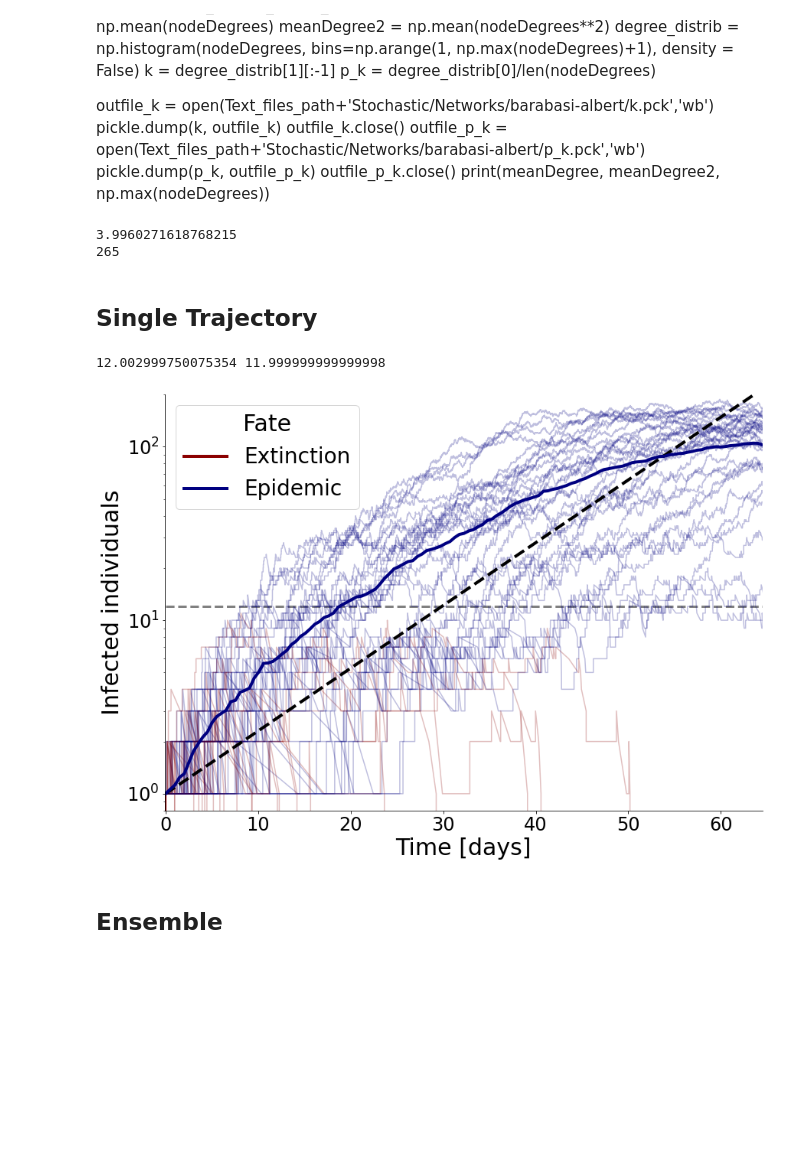
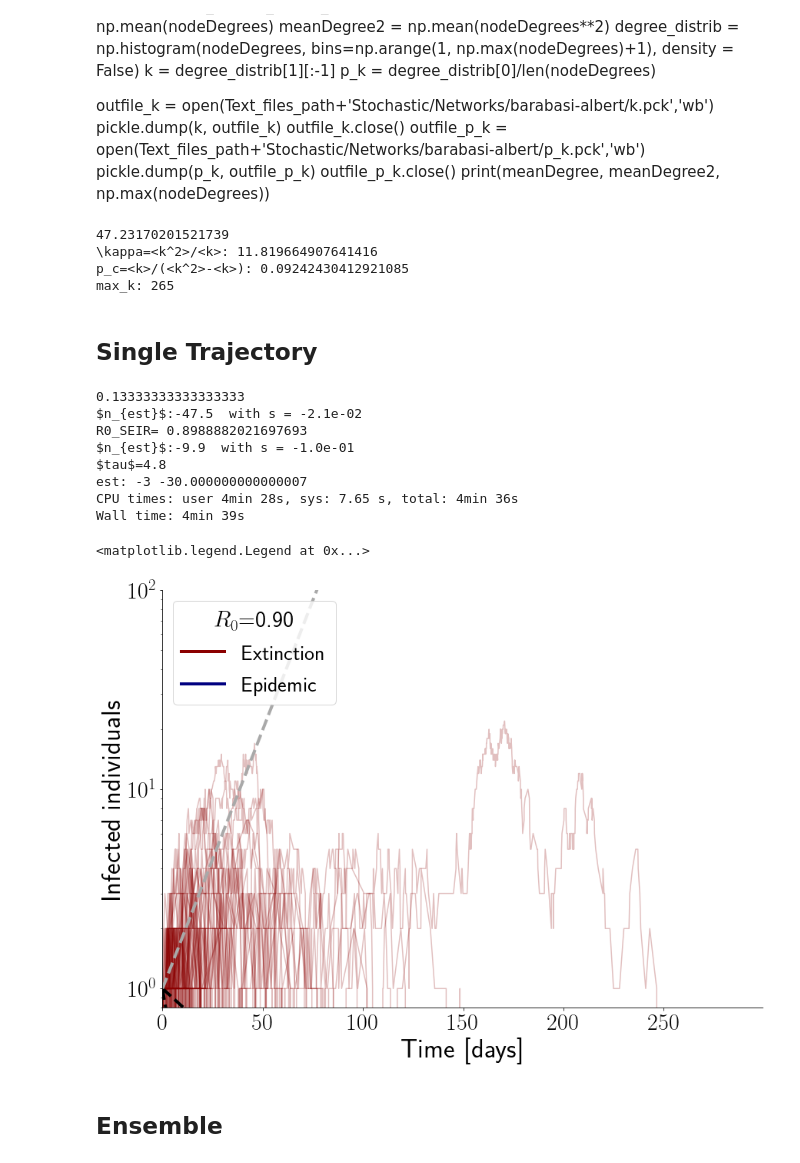
Before and after one commit to betoto008/epidemics_testing, a Jupyter notebook: notebooks/1_Stochastic_Network.ipynb, the cells around one changed output. Cells and saved outputs as stored; diff of their text form; code cells hidden in the pictures; blank space fills up the shorter version.

```diff
--- a/notebooks/1_Stochastic_Network.ipynb
+++ b/notebooks/1_Stochastic_Network.ipynb
@@ -6,6 +6,7 @@ sys.path.append('../library/')
 from models import *
 from Epi_models import*
 from functions import *
+plt.rcParams['text.usetex'] = True
 import networkx as nx
 import matplotlib.animation as animation
 import seaborn as sns
@@ -15,14 +16,14 @@ import warnings
 warnings.filterwarnings('ignore')
 import matplotlib.ticker as ticker
 Text_files_path = '../Text_files/Testing_Networks/'
-
+import math
 %autosave 60
 # %% [output]
 Autosaving every 60 seconds
 # %% [markdown]
 # Stochastic simulations on Networks
 # %%
-N = 2000
+N = 5000
 graphs_names = np.array(['barabasi-albert','watts-strogatz'])
 G1 = nx.barabasi_albert_graph(N, 2)
 G2 = nx.watts_strogatz_graph(N, 4, 1)
@@ -56,62 +57,90 @@ infile_p_k.close()
 
 meanDegree = np.sum(k*p_k)
 meanDegree2 = np.sum(k**2*p_k)
-print(meanDegree)
-print(np.max(k))
+T_c = meanDegree/(meanDegree2-meanDegree)
+print(meanDegree2)
+print('\kappa=<k^2>/<k>:',meanDegree2/meanDegree)
+print('p_c=<k>/(<k^2>-<k>):',meanDegree/(meanDegree2-meanDegree))
+print('max_k:',np.max(k))
 # %% [output]
-3.9960271618768215
-265
+47.23170201521739
+\kappa=<k^2>/<k>: 11.819664907641416
+p_c=<k>/(<k^2>-<k>): 0.09242430412921085
+max_k: 265
 # %% [markdown]
 ## Single Trajectory
 # %%
+%%time
 intervals = 100
-p=1.0
+p=0
 gamma = 1/6
-sigma = 1000
-R0 = 1.5 #use 1.5 and 4.0
+sigma = 1/4 # use 1000 for SIR and 1/4 for SEIR
+R0 = 0.8 #use 1.2 and 4.0
 beta = R0*gamma
-T_total = 65 #use 65 and 12
+print(beta)
+T_total = 300 #use 215 and 25
 intervals = T_total*2
-repetitions = 100
-lambda1 = ((-sigma-gamma)/(2)) + (1/2)*np.sqrt((sigma-gamma)**2 + 4*sigma*beta)
-est = 1/(lambda1)
-print(est, 1/(beta-gamma))
+repetitions = 200 #use 150 for figure 2
+lambda1 = ((-sigma-gamma)/(2)) + (1/2)*np.sqrt((sigma-gamma)**2 + 4*sigma*beta) # Total exp. growth rate
+print("$n_{est}$:%.1f "%(1/lambda1), 'with s = %.1e'%lambda1)
+R0_SEIR = np.sqrt(1-4*((sigma*gamma - sigma*beta)/(sigma+gamma)**2))
+print('R0_SEIR=',  R0_SEIR)
+lambda1 = R0_SEIR-1
+print("$n_{est}$:%.1f "%(1/lambda1), 'with s = %.1e'%lambda1)
+
+tau = 2*(sigma+gamma)**-1
+print(r'$tau$=%.1f'%tau)
+est = np.log(2)/(np.log(R0_SEIR**2))
+print('est:',int(math.ceil(est)), 1/(beta-gamma))
 colors_status = ['darkred', 'navy']
 
 fig, ax = plt.subplots(figsize=(14,10))
 
 ### run function
 G = nx.barabasi_albert_graph(N, 50)
 E_avg = np.zeros(shape=(2, intervals))
 I_avg = np.zeros(shape=(2, intervals))
 n_epi = 0
 
 T_avg = np.linspace(0, T_total, intervals)
 for i in np.arange(repetitions):
     t, E_t, I_t, status = run_network_trajectory(N, G, beta, sigma, gamma, T_total, p, initE = 0, initI = 1, folder = Text_files_path +'Stochastic/Networks/'+graphs_names[0], save = False)
     E_avg_temp, I_avg_temp = regularize_time_series(T_total = T_total, intervals = intervals, t = t, E_t = E_t, I_t = I_t)
     E_avg[status, :] += E_avg_temp
     I_avg[status, :] += I_avg_temp
     n_epi += status
     ax.plot(t, I_t, color = colors_status[status], alpha = .25)
 
 lambda1, lambda2, time, E_solution, I_solution, sol_total_approx, I_max_2 = run_deterministic(N, beta, sigma, gamma, p, T_total, folder = Text_files_path +'Deterministic/Single_trajectory')
 ax.plot(time, I_solution, color = 'black', ls = '--', lw = 4)
+
+ax.plot(time, np.exp((R0_SEIR-1)*(time/tau)), color = 'black', ls = '--', lw = 4)
+R0_N = (1-np.sum(p_k*(1/(1+(R0_SEIR)/(k**2)))))/T_c
+ax.plot(time, np.exp((R0_N-1)*(time/tau)), color = 'darkgrey', ls = '--', lw = 4)
+
 ax.plot(T_avg, I_avg[0,:]/(repetitions-n_epi), color = colors_status[0], label = 'Extinction', lw = 4)
 ax.plot(T_avg, I_avg[1,:]/n_epi, color = colors_status[1], label = 'Epidemic', lw = 4)
 #ax.plot(T_avg, (I_avg[0,:]+I_avg[1,:])/(repetitions), color = 'silver', lw = 3)
-ax.hlines(est, 0, T_total, color = 'grey', lw = 3, linestyle = '--')
+ax.hlines(int(math.ceil(est)), 0, T_total, color = 'grey', lw = 3, linestyle = '--')
 ax.spines['right'].set_visible(False)
 ax.spines['top'].set_visible(False)
-ax.set_ylim(bottom = .8, top = 2e2)
+ax.set_ylim(bottom = .8, top = 1e2)
 ax.set_xlim(-0.1, T_total-0.5)
-my_plot_layout(ax = ax, yscale = 'log', xlabel = 'Time [days]', ylabel = 'Infected individuals', x_fontsize = 30, y_fontsize = 30)
-ax.legend(fontsize = 28, loc = 2, title = 'Fate', title_fontsize = 30)
+my_plot_layout(ax = ax, yscale = 'log', xlabel = 'Time [days]', ylabel = 'Infected individuals', x_fontsize = 35, y_fontsize = 35, ticks_labelsize = 30)
+ax.legend(fontsize = 28, loc = 2, title = r'$R_0$=%.2f'%R0_SEIR, title_fontsize = 30)
 
-fig.savefig('../figures/Stochastic/Networks/'+graphs_names[0]+'/Trajectories/pdfs/figure_trajectories_R0%.1f_sigma%.1f_N%.0f_p%.1f_'%(beta/gamma, sigma, N, p)+'.pdf')
+#fig.savefig('../figures/Stochastic/Networks/'+graphs_names[0]+'/Trajectories/pdfs/figure_trajectories_R0%.1f_sigma%.1f_N%.0f_p%.1f_'%(beta/gamma, sigma, N, p)+'.pdf')
 # %% [output]
-12.002999750075354 11.999999999999998
+0.13333333333333333
+$n_{est}$:-47.5  with s = -2.1e-02
+R0_SEIR= 0.8988882021697693
+$n_{est}$:-9.9  with s = -1.0e-01
+$tau$=4.8
+est: -3 -30.000000000000007
+CPU times: user 4min 28s, sys: 7.65 s, total: 4min 36s
+Wall time: 4min 39s
+<matplotlib.legend.Legend at 0x...>
-[figure, old version]
+[figure, new version]
 # %% [markdown]
 ## Ensemble
 # %%
```
Also changed, not shown: parts of 5 cells of this notebook, 30 other files.
